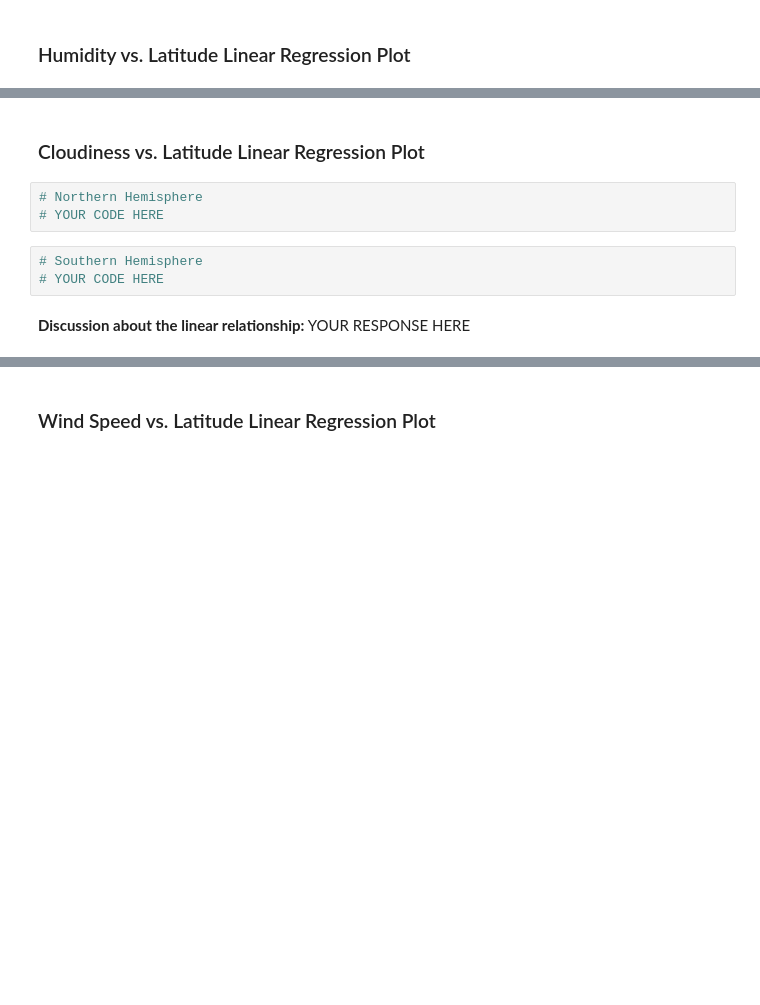
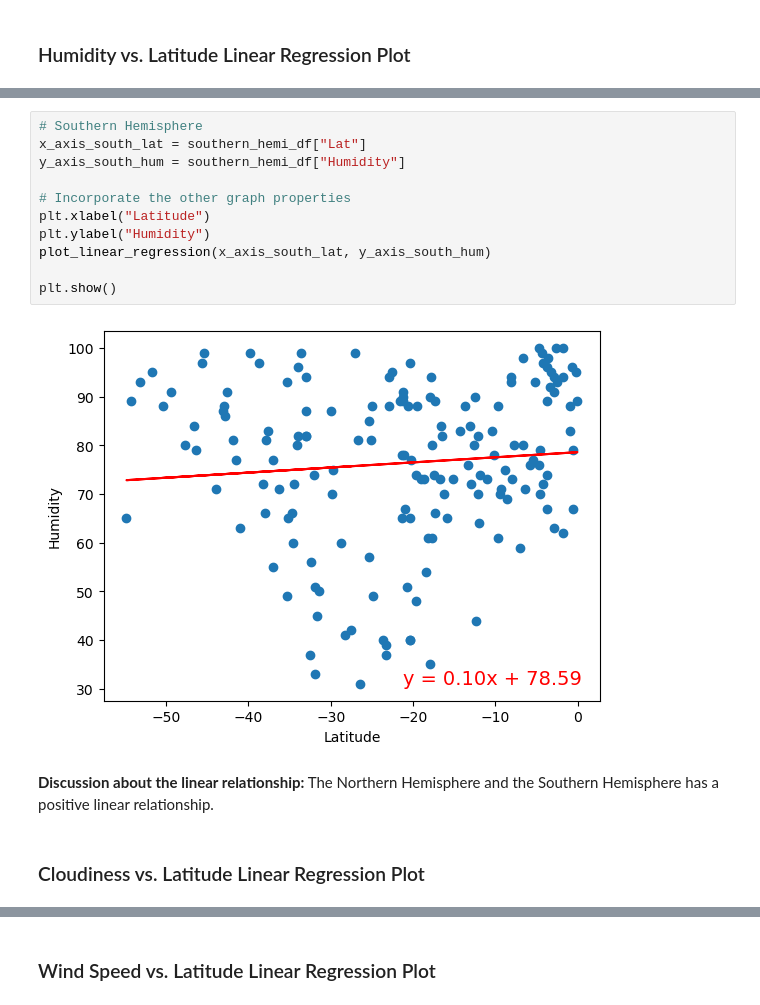
Before and after one commit to Momocat10/python-api-challenge, a Jupyter notebook: WeatherPy/WeatherPy.ipynb, the cells around one changed output, grey strips where cells are left out. Cells and saved outputs as stored; diff of their text form; blank space fills up the shorter version.

```diff
--- a/WeatherPy/WeatherPy.ipynb
+++ b/WeatherPy/WeatherPy.ipynb
@@ -353,10 +358,17 @@ plt.show()
+# %%
+# Southern Hemisphere
+x_axis_south_lat = southern_hemi_df["Lat"]
+y_axis_south_hum = southern_hemi_df["Humidity"]
+
+# Incorporate the other graph properties
+plt.xlabel("Latitude")
+plt.ylabel("Humidity")
+plot_linear_regression(x_axis_south_lat, y_axis_south_hum)
+
+plt.show()
+# %% [output]
+[figure, added]
+# %% [markdown]
+**Discussion about the linear relationship:** The Northern Hemisphere and the Southern Hemisphere has a positive linear relationship.
 # %% [markdown]
 ### Cloudiness vs. Latitude Linear Regression Plot
-# %%
-# Northern Hemisphere
-# YOUR CODE HERE
-# %%
-# Southern Hemisphere
-# YOUR CODE HERE
-# %% [markdown]
-**Discussion about the linear relationship:** YOUR RESPONSE HERE
```
Also changed, not shown: parts of 25 cells of this notebook, 1 other file.
